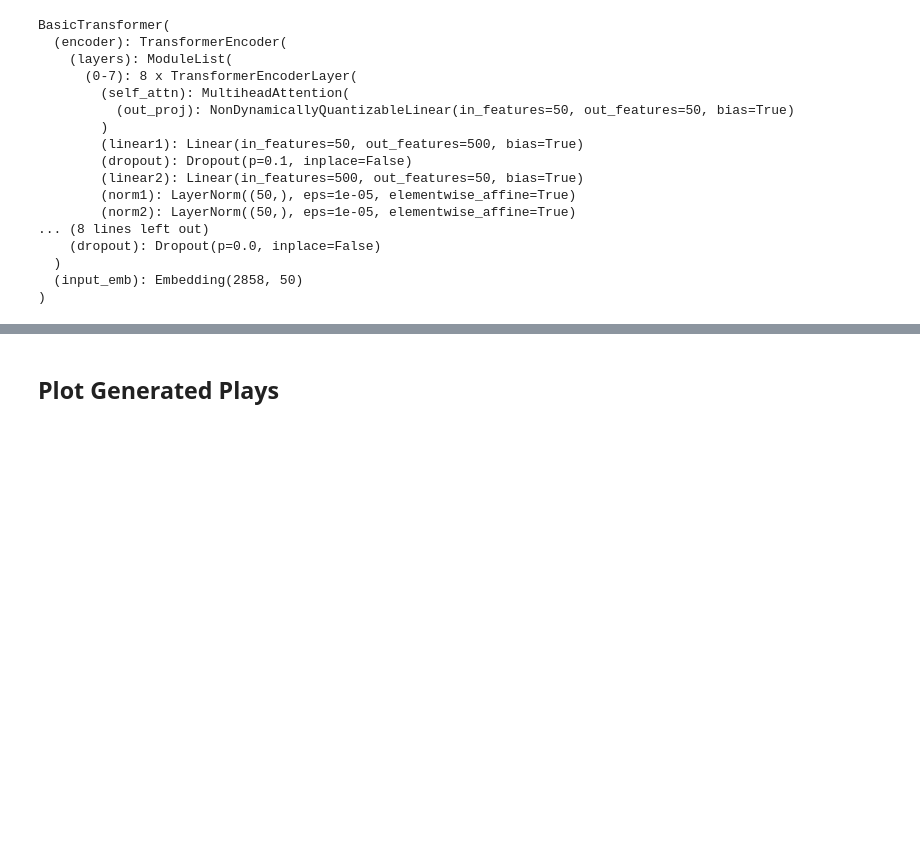
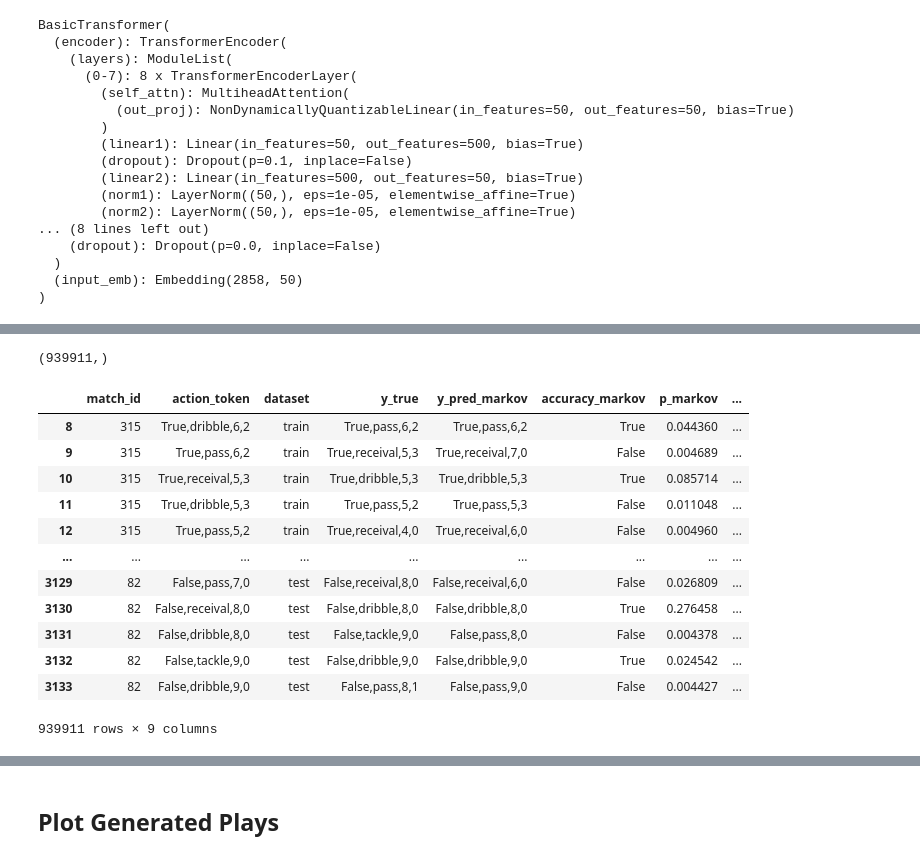
Before and after one commit to danielhocevar/Foundation-Model-for-Soccer, a Jupyter notebook: eval.ipynb, the cells around one changed output, grey strips where cells are left out. Saved outputs shown, nothing was run; the diff lists cells and outputs as text; code cells hidden in the pictures; blank space fills up the shorter version.

Commit message:
Try adding accuracy to eval

```diff
--- a/eval.ipynb
+++ b/eval.ipynb
@@ -81,0 +71,15 @@ def pred_markov(tok):
+# %%
+markov_results = (
+    df
+    .assign(
+        y_true = lambda d: d.action_token.shift(-1),
+        y_pred_markov = lambda d: d.action_token.apply(pred_markov),
+        accuracy_markov = lambda d: d.y_true == d.y_pred_markov
+    )
+    .dropna()
+    .assign(
+        p_markov = lambda d: d.apply(lambda x: prob_markov(x.action_token, x.y_true), axis=1)
+    )
+)
+
+markov_results
@@ -81,0 +100,37 @@ def pred_markov(tok):
+# %%
+X = np.lib.stride_tricks.sliding_window_view(df['action_token'].map(list(vocab).index), (9,))
+
+data_loader = torch.utils.data.DataLoader(
+    list(zip(X[:-1], X[1:, -1])),
+    batch_size=5000
+)
+
+preds = np.concatenate([model(x_bat.to(device = device))[:, -1, :].argmax(dim = 1).cpu().numpy() for x_bat, y_bat in data_loader])
+preds.shape
+# %% [output]
+(939911,)
+# %%
+results = (
+    markov_results
+    .iloc[8:]
+    .assign(
+        y_pred_transformer = vocab[preds],
+        accuracy_transformer = lambda d: d.y_true == d.y_pred_transformer
+    )
+)
+
+results
+# %% [output]
+|  | match_id | action_token | dataset | y_true | y_pred_markov | accuracy_markov | p_markov | ... |
+| 8 | 315 | True,dribble,6,2 | train | True,pass,6,2 | True,pass,6,2 | True | 0.044360 | ... |
+| 9 | 315 | True,pass,6,2 | train | True,receival,5,3 | True,receival,7,0 | False | 0.004689 | ... |
+| 10 | 315 | True,receival,5,3 | train | True,dribble,5,3 | True,dribble,5,3 | True | 0.085714 | ... |
+| 11 | 315 | True,dribble,5,3 | train | True,pass,5,2 | True,pass,5,3 | False | 0.011048 | ... |
+| 12 | 315 | True,pass,5,2 | train | True,receival,4,0 | True,receival,6,0 | False | 0.004960 | ... |
+| ... | ... | ... | ... | ... | ... | ... | ... | ... |
+| 3129 | 82 | False,pass,7,0 | test | False,receival,8,0 | False,receival,6,0 | False | 0.026809 | ... |
+| 3130 | 82 | False,receival,8,0 | test | False,dribble,8,0 | False,dribble,8,0 | True | 0.276458 | ... |
+| 3131 | 82 | False,dribble,8,0 | test | False,tackle,9,0 | False,pass,8,0 | False | 0.004378 | ... |
+| 3132 | 82 | False,tackle,9,0 | test | False,dribble,9,0 | False,dribble,9,0 | True | 0.024542 | ... |
+| 3133 | 82 | False,dribble,9,0 | test | False,pass,8,1 | False,pass,9,0 | False | 0.004427 | ... |
+939911 rows × 9 columns
```
Also changed, not shown: parts of 9 cells of this notebook.
